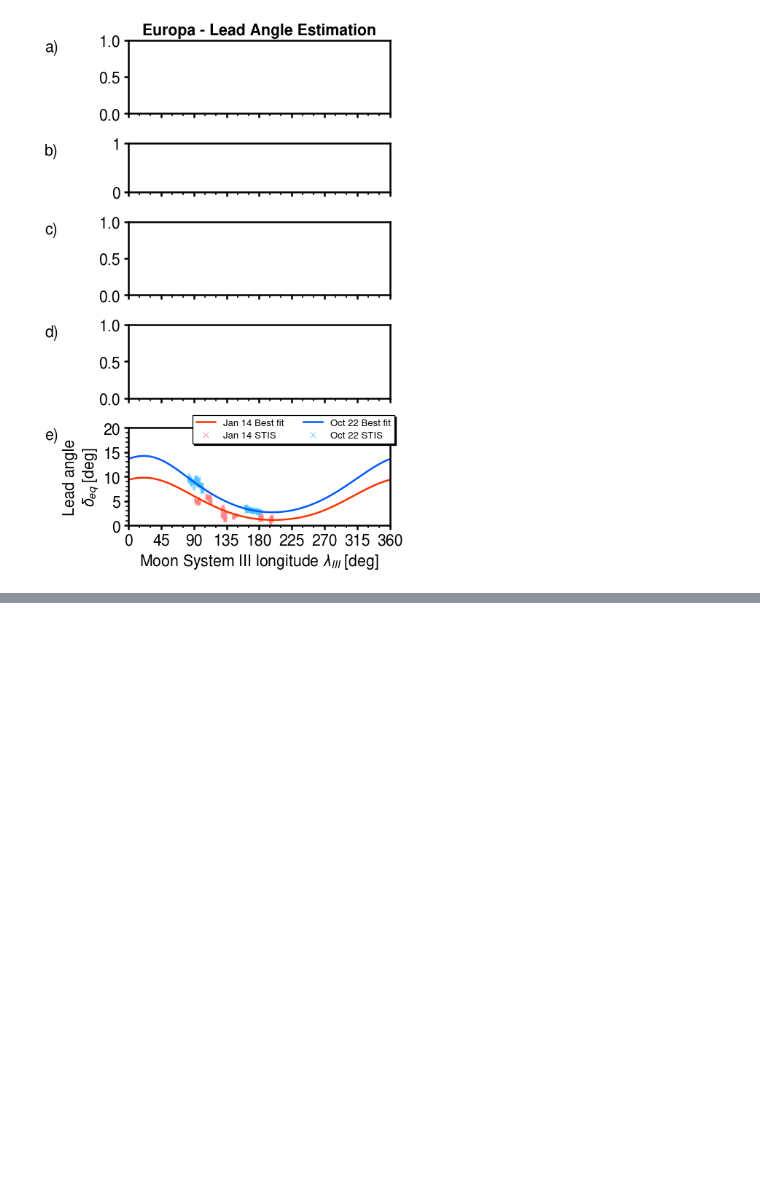
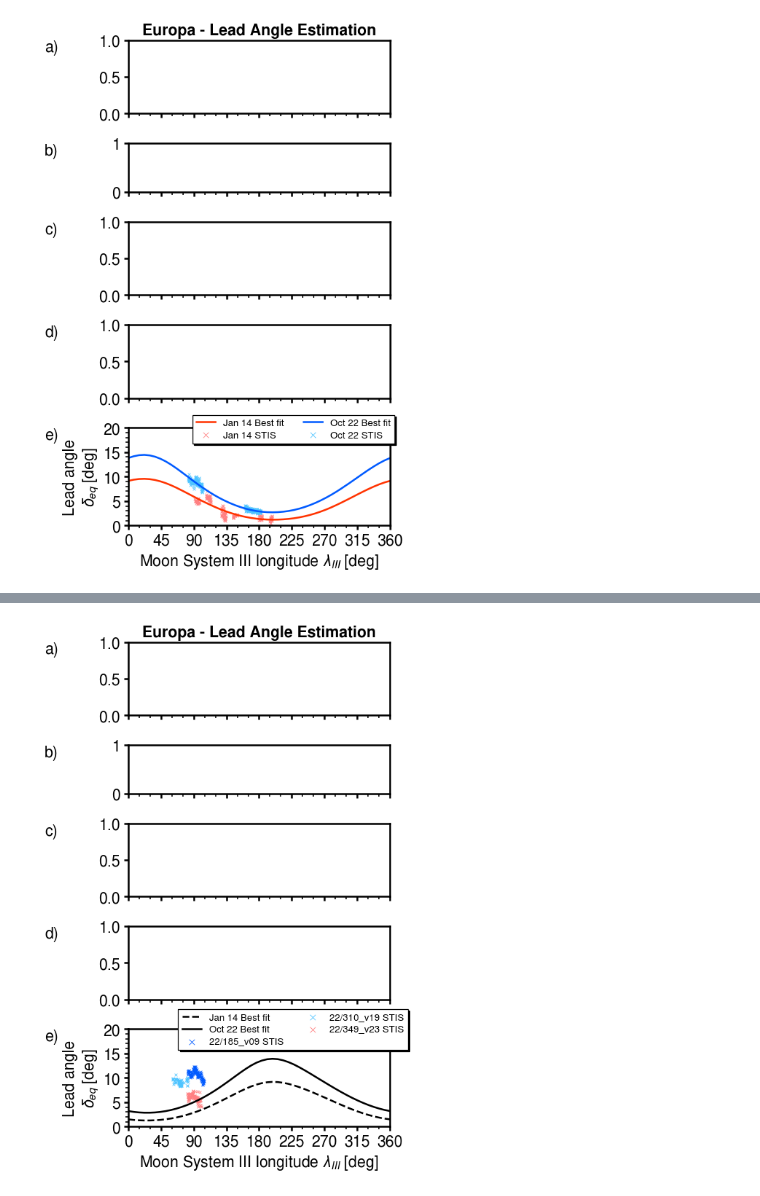
Before and after one commit to ShinnosukeSatoh/HST_Jupiter_footprints_dms, a Jupyter notebook: Leadangle_fitplot2.ipynb, the cells around one changed output, grey strips where cells are left out. Saved outputs shown, nothing was run; the diff lists cells and outputs as text; code cells hidden in the pictures; blank space fills up the shorter version.

```diff
--- a/Leadangle_fitplot2.ipynb
+++ b/Leadangle_fitplot2.ipynb
@@ -103,11 +103,17 @@ ne_3 = 290           # 電子数密度 [cm-3] (Bagenal+2015)
 Ai = 18              # 平均イオン原子量 (Bagenal+2015)
 Zi = 1.4             # 平均イオン価数 [q] (Bagenal+2015)
 
-Ti_14 = 68           # 平均イオン温度 [eV] (Best fit 2014)
-rho0_14 = 1862       # プラズマ質量密度 [amu cm-3] (Best fit 2014)
+Ti_14 = 68           # 平均イオン温度 [eV] (Best fit 2014_6)
+rho0_14 = 1862       # プラズマ質量密度 [amu cm-3] (Best fit 2014_6)
 
-Ti_22 = 138          # 平均イオン温度 [eV] (Best fit 2022)
-rho0_22 = 2684       # プラズマ質量密度 [amu cm-3] (Best fit 2022)
+Ti_22 = 138          # 平均イオン温度 [eV] (Best fit 2022_6)
+rho0_22 = 2684       # プラズマ質量密度 [amu cm-3] (Best fit 2022_6)
+
+Ti_14 = 74           # 平均イオン温度 [eV] (Best fit 2014_7)
+rho0_14 = 1686       # プラズマ質量密度 [amu cm-3] (Best fit 2014_7)
+
+Ti_22 = 134          # 平均イオン温度 [eV] (Best fit 2022_7)
+rho0_22 = 2801       # プラズマ質量密度 [amu cm-3] (Best fit 2022_7)
 
 H_p = 1.8*RJ         # [m]
 Hp0 = 0.64*RJ        # 基準スケールハイト [m] (Bagenal&Delamere2011)
@@ -345,0 +382,65 @@ plt.show()
+# %%
+fsize = 17
+fig, ax = plt.subplots(5, 1, figsize=(4.7, 8), dpi=90,
+                       height_ratios=[3, 2, 3, 3, 4])
+# plt.subplots_adjust(left=0.2, top=0.95)
+fig.tight_layout()
+panelname = ['a','b','c','d','e','f','g','h']
+for i in range(ax.size):
+    ax[i].set_xlim(0, 360)
+    ax[i].tick_params(axis='y', labelsize=fsize)
+    ax[i].set_xticks(np.arange(0, 361, 45))
+    ax[i].set_xticklabels(np.arange(0, 361, 45), fontsize=fsize)
+    ax[i].xaxis.set_minor_locator(AutoMinorLocator(3))  # minor ticks
+    if i != ax.size-1:
+        plt.setp(ax[i].get_xticklabels(), visible=False)  # ラベルを消す
+    ax[i].text(-0.32, 1.0, panelname[i]+')', color='k',
+           horizontalalignment='left',
+           verticalalignment='top',
+           transform=ax[i].transAxes,
+           fontsize=fsize)
+
+
+ax[0].set_title(MOON+' - Lead Angle Estimation', weight='bold', fontsize=fsize)
+
+ax[4].set_ylim(0, 20)
+ax[4].set_xlabel("Moon System III longitude $\\lambda_{III}$ [deg]", fontsize=fsize)
+ax[4].set_ylabel('Lead angle\n$\delta_{eq}$ [deg]', fontsize=fsize)
+ax[4].set_yticks(np.arange(0, 21, 5))
+ax[4].set_yticklabels(np.arange(0, 21, 5))
+
+# 2014
+ax[4].plot(np.degrees(S3wlon), leadangle_14,
+           linestyle='dashed', linewidth=2, color='k',
+           label='Jan 14 Best fit')
+
+# 2022
+ax[4].plot(np.degrees(S3wlon), leadangle_22,
+           linestyle='solid', linewidth=2, color='k',
+           label='Oct 22 Best fit')
+for i in range(len(south_doy)):
+    data_arr = np.loadtxt('data/red3_leadangle/EUROPA/20'+south_doy[i]+'_eq.txt')
+    moons30_arr = data_arr[0,:]   # moon s3 longitude [deg]
+    eq_leadangle = data_arr[1,:]   # lead angle [deg]
+    ax[4].scatter(moons30_arr, eq_leadangle, marker='x', s=9, c=cud4[i+3],
+                  label=str(south_doy[i])+' STIS', linewidths=0.65, zorder=1)
+
+ax[4].yaxis.set_minor_locator(AutoMinorLocator(5))  # minor ticks
+
+legend1 = ax[4].legend(loc='upper center',
+                       ncol=2,
+                       markerscale=2,
+                    bbox_to_anchor=(0.63, 1.25),
+                    fancybox=False,
+                    facecolor='white',
+                    framealpha=1,
+                    edgecolor='k',
+                    fontsize=fsize*0.62,
+                    labelspacing=0.34,)
+# legend1.set_title('Jan 2014', prop={'size': fsize*0.62, 'weight': 'bold'})
+legend_shadow(fig, ax[4], legend1, dx=0.006, dy=-0.003)
+
+
+plt.show()
+# %% [output]
+[figure, added]
```
Also changed, not shown: parts of 4 cells of this notebook, 11 other files.
